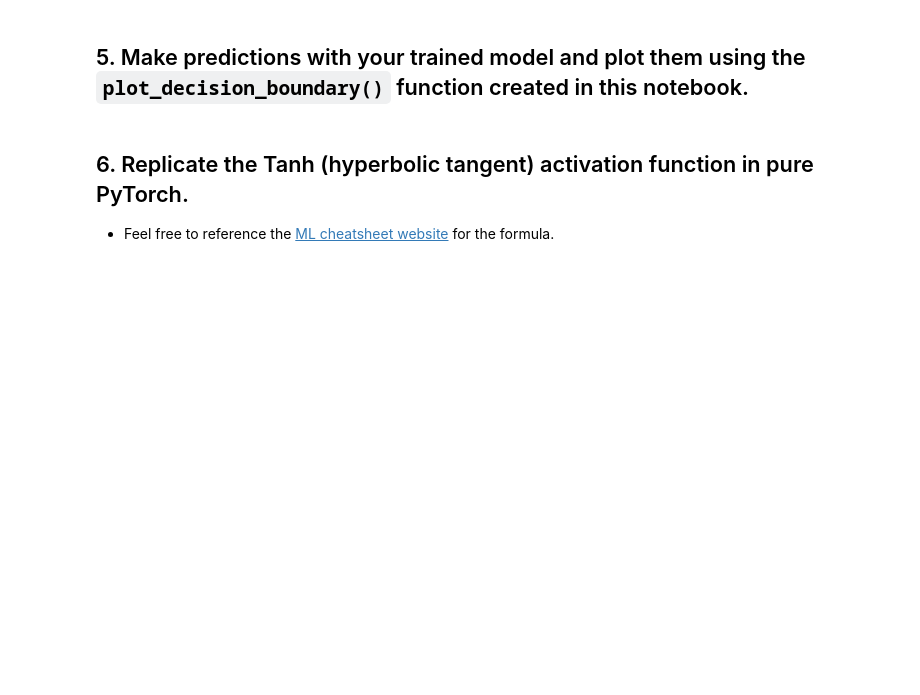
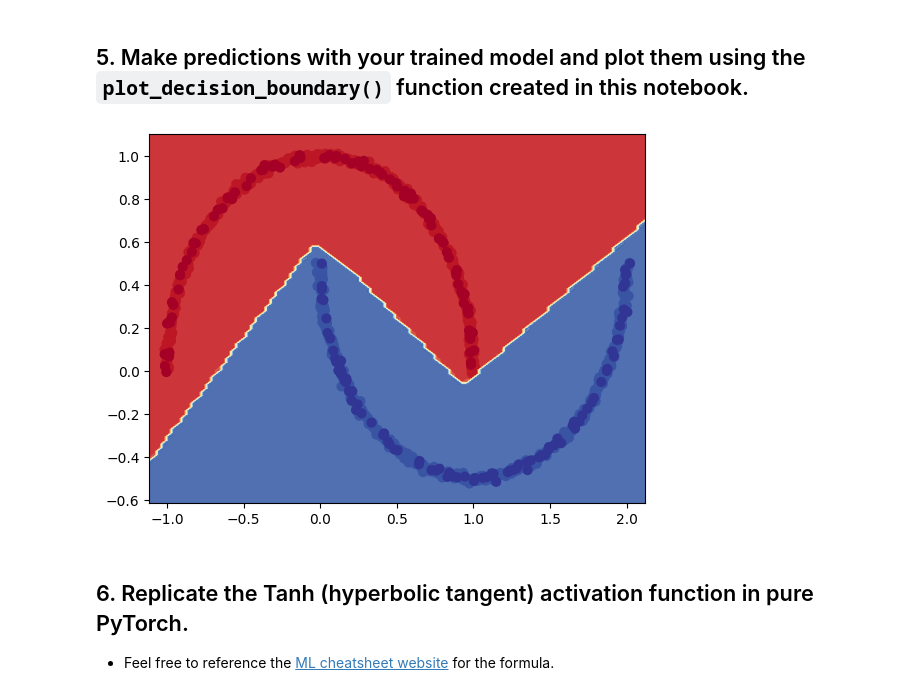
Before and after one commit to jtamas0705/learnpytorch, a Jupyter notebook: exercises/02_pytorch_classification_exercises_solution.ipynb, the cells around one changed output. Drawn from its saved outputs; the diff is of its cells as text; code cells hidden in the pictures; blank space fills up the shorter version.

```diff
--- a/exercises/02_pytorch_classification_exercises_solution.ipynb
+++ b/exercises/02_pytorch_classification_exercises_solution.ipynb
@@ -54,10 +110,24 @@ from torch import nn
 # Inherit from nn.Module to make a model capable of fitting the mooon data
 class MoonModelV0(nn.Module):
     ## Your code here ##
+    def __init__(self):
+        super().__init__()
 
+        self.linear_layer_stack = nn.Sequential(
+            ## Your code here ##
+            nn.Linear(in_features=2, out_features=10),
+            nn.ReLU(),
+            nn.Linear(in_features=10, out_features=20),
+            nn.ReLU(),
+            nn.Linear(in_features=20, out_features=100),
+            nn.ReLU(),
+            nn.Linear(in_features=100, out_features=1),
+            )
     def forward(self, x):
         ## Your code here ##
-        return
+        return self.linear_layer_stack(x)
 
 # Instantiate the model
 ## Your code here ##
+model_0 = MoonModelV0().to(device)
+model_0
@@ -65,8 +147,10 @@ class MoonModelV0(nn.Module):
 ## 3. Setup a binary classification compatible loss function and optimizer to use when training the model built in 2.
 # %%
 # Setup loss function
+loss_fn = torch.nn.BCEWithLogitsLoss()
 
 # Setup optimizer to optimize model's parameters
+optimizer = torch.optim.SGD(params=model_0.parameters(), lr=0.1)
 # %% [markdown]
 ## 4. Create a training and testing loop to fit the model you created in 2 to the data you created in 1.
   * Do a forward pass of the model to see what's coming out in the form of logits, prediction probabilities and labels.
@@ -93,0 +160,17 @@ Pred labels:
+# %%
+from sklearn.metrics import accuracy_score
+
+# Let's calculuate the accuracy using accuracy_score
+model_0.eval()
+with torch.inference_mode():
+  y_logits = model_0(X_train).squeeze()
+y_logits[:10]
+
+y_pred_probs = torch.sigmoid(y_logits)
+y_pred_probs[:10]
+
+y_preds = torch.round(y_pred_probs)
+y_preds[:10]
+
+accuracy = accuracy_score(y_preds.to("cpu").detach().numpy(), y_train.to("cpu").detach().numpy())
+print(f"Test accuracy: {accuracy:.2f}%")
@@ -97,5 +182,7 @@ Pred labels:
 from torchmetrics import Accuracy
 
 ## TODO: Uncomment this code to use the Accuracy function
-# acc_fn = Accuracy(task="multiclass", num_classes=2).to(device) # send accuracy function to device
-# acc_fn
+acc_fn = Accuracy(task="multiclass", num_classes=2).to(device) # send accuracy function to device
+acc_with_torchmetrics = acc_fn(y_preds, y_train.int())
+
+print(f"Test accuracy: {acc_with_torchmetrics:.2f}%")
@@ -190,6 +292,10 @@ def plot_decision_boundary(model, X, y):
     plt.ylim(yy.min(), yy.max())
 # %%
 # Plot decision boundaries for training and test sets
+plot_decision_boundary(model_0, X_train, y_train)
+plot_decision_boundary(model_0, X_test, y_test)
+# %% [output]
+[figure, added]
 # %% [markdown]
 ## 6. Replicate the Tanh (hyperbolic tangent) activation function in pure PyTorch.
   * Feel free to reference the [ML cheatsheet website](https://ml-cheatsheet.readthedocs.io/en/latest/activation_functions.html#tanh) for the formula.
```
Also changed, not shown: parts of 21 cells of this notebook.
